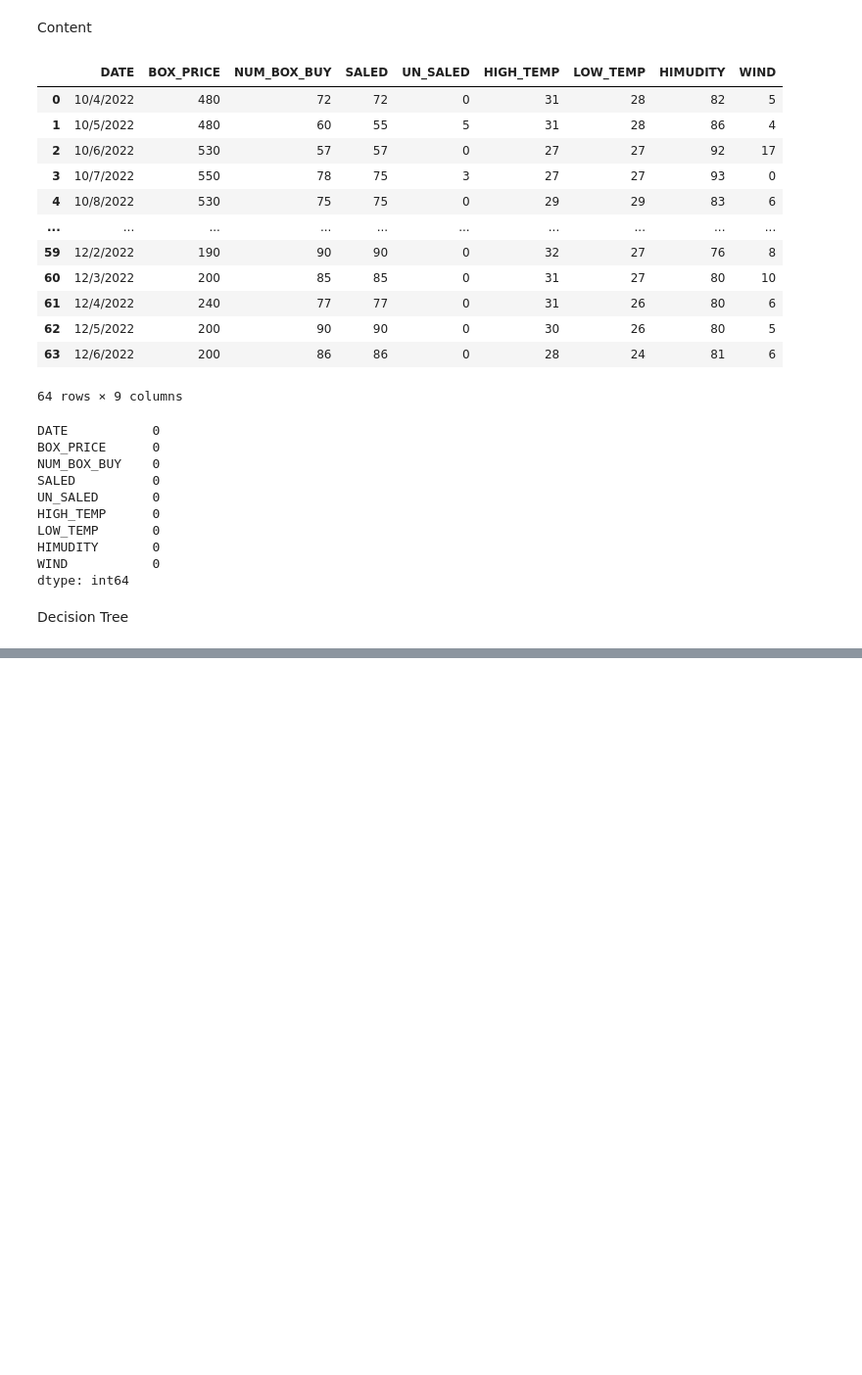
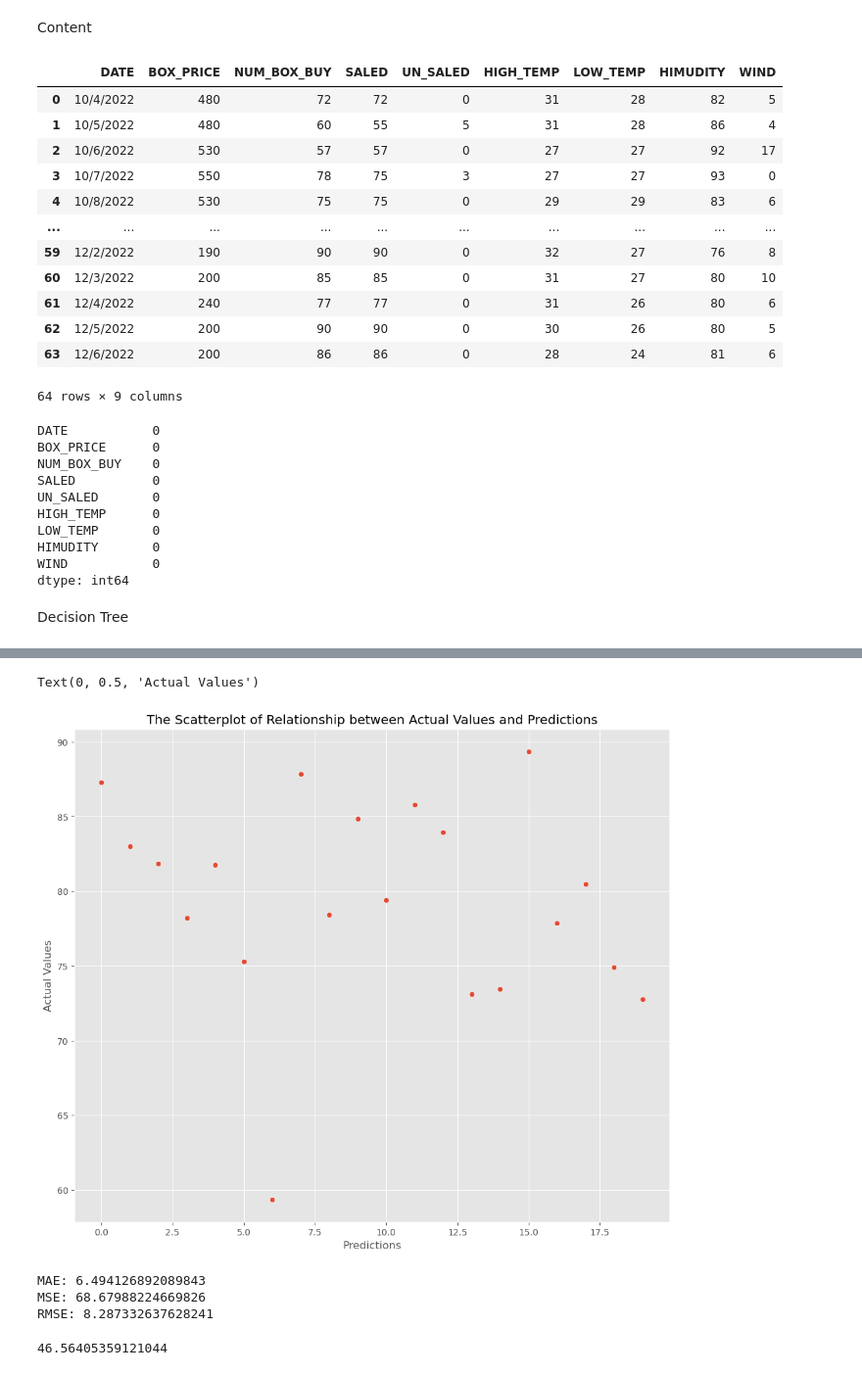
Before and after one commit to DEVANSARAVANAN/ML-End2End-Project, a Jupyter notebook: retail-sales-prediction-v2.ipynb, the cells around one changed output, grey strips where cells are left out. Shown at 98% size. Saved outputs shown, nothing was run; the diff lists cells and outputs as text; code cells hidden in the pictures; blank space fills up the shorter version.

Commit message:
Kaggle Notebook | Retail_Sales_Prediction_V2 | Version 4

```diff
--- a/retail-sales-prediction-v2.ipynb
+++ b/retail-sales-prediction-v2.ipynb
@@ -127,0 +232,2 @@ r2_score(y_test, y_predict)*100
+# %%
+predictions = ann.predict(x_test)
@@ -127,0 +322,27 @@ r2_score(y_test, y_predict)*100
+# %%
+# here I will visualize the real test values(y_test) versus the predicted values.
+plt.figure(figsize=(12,10))
+sns.scatterplot(np.ravel(predictions))#,y_test)
+plt.title("The Scatterplot of Relationship between Actual Values and Predictions")
+plt.xlabel("Predictions")
+plt.ylabel("Actual Values")
+#It seems that our model predicts very well
+# %% [output]
+Text(0, 0.5, 'Actual Values')
+[figure, added]
+# %%
+# We will evaluate our model performance by calculating the residual sum of squares and the explained variance score
+from sklearn import metrics
+
+print("MAE:",metrics.mean_absolute_error(y_test,predictions))
+print ("MSE:",metrics.mean_squared_error(y_test,predictions))
+print("RMSE:",np.sqrt(metrics.mean_squared_error(y_test,predictions)))
+# %% [output]
+MAE: 6.494126892089843
+MSE: 68.67988224669826
+RMSE: 8.287332637628241
+# %%
+#Evaluation of  the explained variance score (R^2)
+metrics.explained_variance_score(y_test,predictions)*100  #This shows our model predict %93 of the target correctly
+# %% [output]
+46.56405359121044
```
Also changed, not shown: parts of 22 cells of this notebook.
